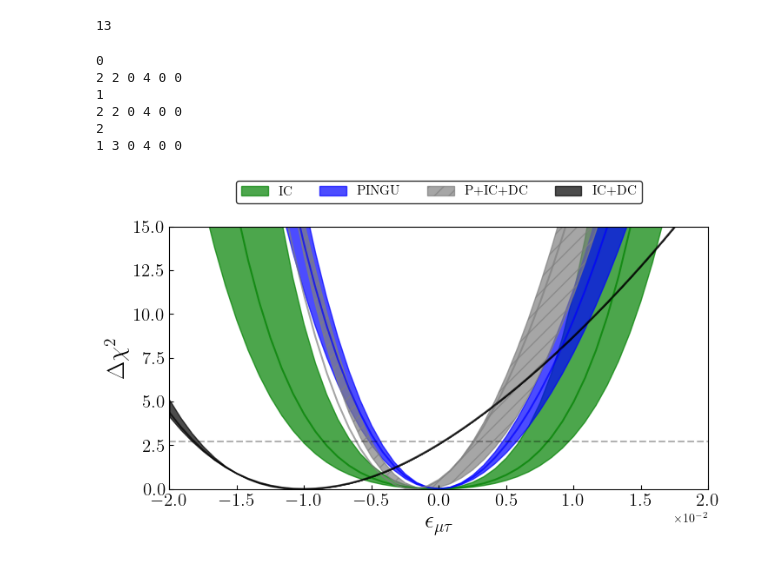
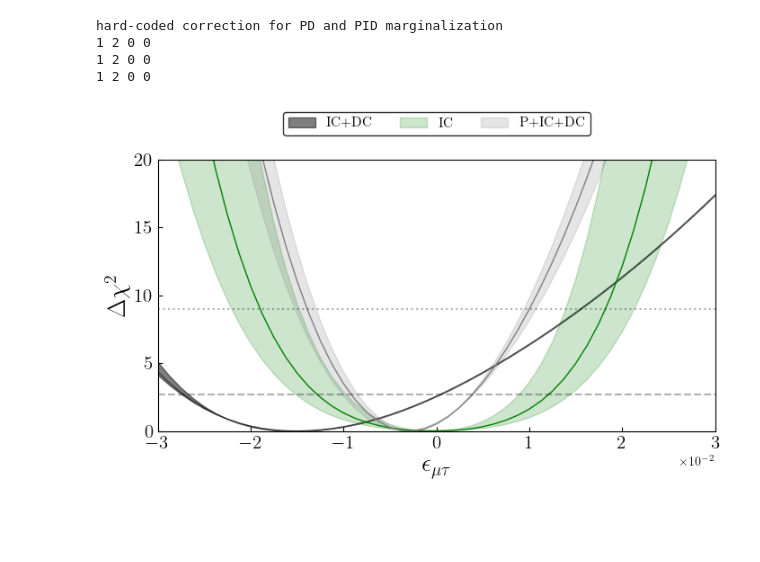
Before and after one commit to Sjoeborg/thesis, a Jupyter notebook: notebooks/joint.ipynb, the cells around one changed output. Drawn from its saved outputs; the diff is of its cells as text; code cells hidden in the pictures; blank space fills up the shorter version.

```diff
--- a/notebooks/joint.ipynb
+++ b/notebooks/joint.ipynb
@@ -48,11 +48,8 @@ ett = 7e-2
 emt = 3e-2
 eem = 3e-1
 eet = 3e-1
-# %%
-N
-# %% [output]
-13
 # %%
+print('hard-coded correction for PD and PID marginalization')
 for i,nsi_param in enumerate(nsi_list):
     ettN,emtN,eemN,eetN = 0,0,0,0
     if nsi_param == 'ett':
@@ -136,15 +133,17 @@ for i,nsi_param in enumerate(nsi_list):
             I_interpolated_chisq_emt= splev(finer_e_range,splrep(emt_range, I_chisq[I_best_dm31_index,I_best_th23_index,:]))
             I_interpolated_emt = I_interpolated_chisq_emt - I_interpolated_chisq_emt.min()
 
+            PID_best_dm31_index = 2 if case == 2 else PID_best_dm31_index #For this combination, another dm31 gets picked as the best one. For consistency, use the same in all three cases
+            PID_best_th23_index = 2 if case == 2 else PID_best_th23_index #For this combination, another th23 gets picked as the best one. For consistency, use the same in all three cases
             PID_interpolated_chisq_emt= splev(finer_e_range,splrep(emt_range, PID_chisq[PID_best_dm31_index,PID_best_th23_index,PID_best_ett_index,:,PID_best_eem_index,PID_best_eet_index]))
             PID_interpolated_emt = PID_interpolated_chisq_emt - PID_interpolated_chisq_emt.min()
 
             ID_interpolated_chisq_emt= splev(finer_e_range,splrep(emt_range, ID_chisq[ID_best_dm31_index,ID_best_th23_index,ID_best_ett_index,:,ID_best_eem_index,ID_best_eet_index]))
             ID_interpolated_emt = ID_interpolated_chisq_emt - ID_interpolated_chisq_emt.min()
 
+            PD_best_dm31_index = 1 if case == 2 else PD_best_dm31_index #For this combination, another dm31 gets picked as the best one. For consistency, use the same in all three cases
             PD_interpolated_chisq_emt= splev(finer_e_range,splrep(emt_range, PD_chisq[PD_best_dm31_index,PD_best_th23_index,PD_best_ett_index,:,PD_best_eem_index,PD_best_eet_index]))
             PD_interpolated_emt = PD_interpolated_chisq_emt - PD_interpolated_chisq_emt.min()
-
 
             if case == 0:
                 best_cases['I_emt'] = I_interpolated_emt
@@ -202,9 +201,10 @@ for i,nsi_param in enumerate(nsi_list):
             D_interpolated_chisq_eem= splev(finer_e_range,splrep(eem_range, D_chisq[D_best_dm31_index,D_best_th23_index,D_best_ett_index,D_best_emt_index,:,D_best_eet_index]))
             D_interpolated_eem = D_interpolated_chisq_eem - D_interpolated_chisq_eem.min()
 
+            PD_best_dm31_index = 1 if case == 2 else PD_best_dm31_index #For this combination, another dm31 gets picked as the best one. For consistency, use the same in all three cases
             PD_interpolated_chisq_eem= splev(finer_e_range,splrep(eem_range, PD_chisq[PD_best_dm31_index,PD_best_th23_index,PD_best_ett_index,PD_best_emt_index,:,PD_best_eet_index]))
             PD_interpolated_eem = PD_interpolated_chisq_eem - PD_interpolated_chisq_eem.min()
-
+            print(PD_best_dm31_index,PD_best_th23_index,PD_best_ett_index,PD_best_emt_index)
             if case == 0:
                 best_cases['P_eem'] = P_interpolated_eem
                 best_cases['D_eem'] = D_interpolated_eem
@@ -227,9 +227,9 @@ for i,nsi_param in enumerate(nsi_list):
             D_interpolated_chisq_eet= splev(finer_e_range,splrep(eet_range, D_chisq[D_best_dm31_index,D_best_th23_index,D_best_ett_index,D_best_emt_index,D_best_eem_index,:]))
             D_interpolated_eet = D_interpolated_chisq_eet - D_interpolated_chisq_eet.min()
 
+            PD_best_dm31_index = 1 if case == 2 else PD_best_dm31_index #For this combination, another dm31 gets picked as the best one. For consistency, use the same in all three cases
             PD_interpolated_chisq_eet= splev(finer_e_range,splrep(eet_range, PD_chisq[PD_best_dm31_index,PD_best_th23_index,PD_best_ett_index,PD_best_emt_index,PD_best_eem_index,:]))
             PD_interpolated_eet = PD_interpolated_chisq_eet - PD_interpolated_chisq_eet.min()
-
             if case == 0:
                 best_cases['P_eet'] = P_interpolated_eet
                 best_cases['D_eet'] = D_interpolated_eet
@@ -243,41 +243,46 @@ for i,nsi_param in enumerate(nsi_list):
                 worst_cases['D_eet'] = D_interpolated_eet
                 worst_cases['PD_eet'] = PD_interpolated_eet
 # %% [output]
-0
-2 2 0 4 0 0
-1
-2 2 0 4 0 0
-2
-1 3 0 4 0 0
+hard-coded correction for PD and PID marginalization
+1 2 0 0
+1 2 0 0
+1 2 0 0
 # %%
 fig,ax = plt.subplots(1,1,figsize=(8,4))
-finer_e_range = np.linspace(-2e-2,2e-2,49)
+finer_e_range = np.linspace(-emt,emt,49)
+alpha_regions = 0.2
+alpha_lines = 1
+lw=1
 
-ax.fill_between(finer_e_range, best_cases['I_emt'], worst_cases['I_emt'],label='IC ', alpha=0.7, color='g')
-ax.plot(finer_e_range, normal_cases['I_emt'], alpha=0.7, lw=1.5, color='g')
-ax.fill_between(finer_e_range, best_cases['P_emt'], worst_cases['P_emt'],label='PINGU', alpha=0.7, color='b')
-ax.plot(finer_e_range, normal_cases['P_emt'], alpha=0.7, lw=1.5, color='b')
-ax.fill_between(finer_e_range, best_cases['PID_emt'], worst_cases['PID_emt'], label='P+IC+DC', alpha=0.7,color='grey', hatch='//')
-ax.plot(finer_e_range, normal_cases['PID_emt'], alpha=0.7, lw=1.5,color='grey')
-ax.fill_between(finer_e_range, best_cases['ID_emt'], worst_cases['ID_emt'],label='IC+DC', alpha=0.7, color='k')
-ax.plot(finer_e_range, normal_cases['ID_emt'], alpha=0.7, lw=1.5,color='k')
+nsi_param = 'emt'
+ax.fill_between(finer_e_range, best_cases[f'ID_{nsi_param}'], worst_cases[f'ID_{nsi_param}'],label='IC+DC', alpha=alpha_regions+0.3, color='k')
+ax.plot(finer_e_range, normal_cases[f'ID_{nsi_param}'], alpha=alpha_lines-0.5, lw=lw,color='k')
+
+ax.fill_between(finer_e_range, best_cases[f'I_{nsi_param}'], worst_cases[f'I_{nsi_param}'],label='IC', alpha=alpha_regions, color='g')
+ax.plot(finer_e_range, normal_cases[f'I_{nsi_param}'], alpha=alpha_lines, lw=lw, color='g')
+
+ax.fill_between(finer_e_range, best_cases[f'PID_{nsi_param}'], worst_cases[f'PID_{nsi_param}'], label='P+IC+DC', alpha=alpha_regions,color='grey')
+ax.plot(finer_e_range, normal_cases['PID_emt'], alpha=alpha_lines, lw=lw,color='grey')
+
+
 
 ax.axhline(chi2.ppf(0.9,1), alpha=0.3, c='black', ls = '--')
+ax.axhline(chi2.ppf(0.9973,1), alpha=0.3, c='black', ls = ':')
 
-ax.set_ylim(bottom=0, top=15)
-ax.set_xlim(left=-2e-2, right=2e-2)
+ax.set_ylim(bottom=0, top=20)
+ax.set_xlim(left=-3e-2, right=3e-2)
 ax.set_xlabel(r'$\epsilon_{\mu\tau}$', fontsize=20)
 ax.set_ylabel(r'$\Delta \chi^2$', fontsize=20)
 ax.tick_params(labelsize=15)
 handles, labels = ax.get_legend_handles_labels()
 leg= ax.legend(handles, labels, loc='upper center', ncol=4, bbox_to_anchor=(0.5, 1.2),fontsize=11)
 leg.get_frame().set_edgecolor('k')
 ax.tick_params(axis='both', direction='in', which='both')
 ax.ticklabel_format(axis="x", style="sci", scilimits=(0,0))
 plt.subplots_adjust(hspace=0.6)
 #fig.savefig('article/figures/PID_3D_emt.pdf', bbox_inches="tight")
 #from subprocess import call
 #_ = call('pdfcrop article/figures/PID_3D_emt.pdf article/figures/PID_3D_emt.pdf')
 # %% [output]
-[figure, old version]
+[figure, new version]
 # %%
```
Also changed, not shown: parts of 12 cells of this notebook, 9 other files.
